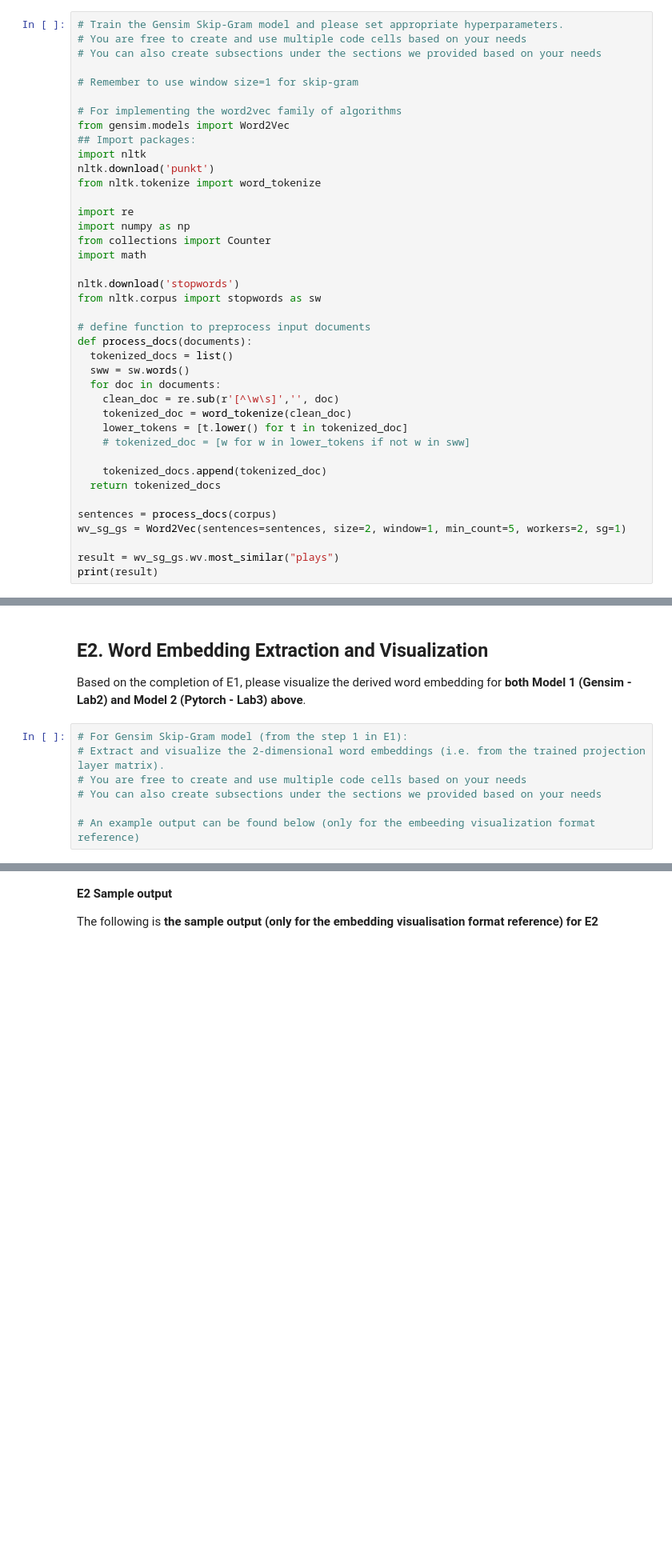
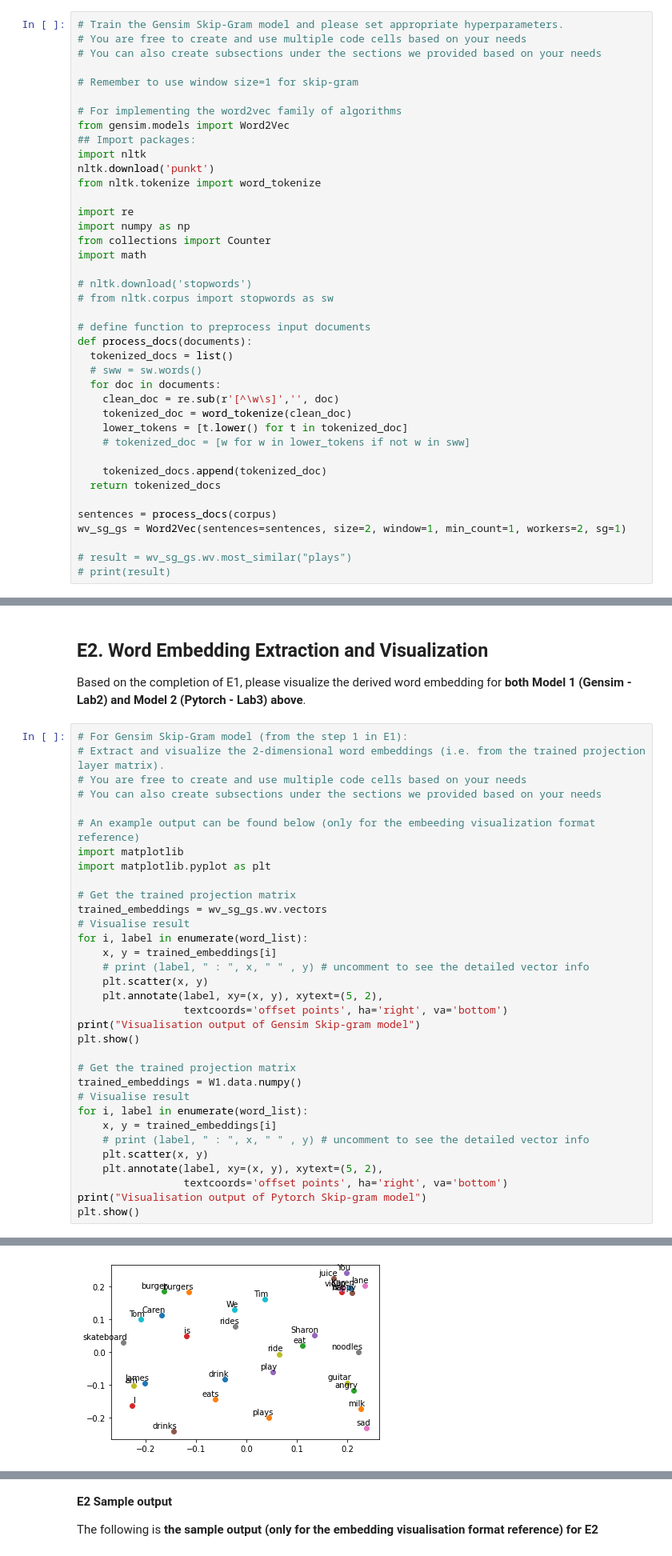
Before and after one commit to 23233408/CITS4012_lab01, a Jupyter notebook: CITS4012_Lab03.ipynb, the cells around one changed output, grey strips where cells are left out. Shown at 80% size. Cells and saved outputs as stored; diff of their text form; blank space fills up the shorter version.

```diff
--- a/CITS4012_Lab03.ipynb
+++ b/CITS4012_Lab03.ipynb
@@ -603,13 +601,13 @@ import numpy as np
 from collections import Counter
 import math
 
-nltk.download('stopwords')
-from nltk.corpus import stopwords as sw
+# nltk.download('stopwords')
+# from nltk.corpus import stopwords as sw
 
 # define function to preprocess input documents
 def process_docs(documents):
   tokenized_docs = list()
-  sww = sw.words()
+  # sww = sw.words()
   for doc in documents:
     clean_doc = re.sub(r'[^\w\s]','', doc)
     tokenized_doc = word_tokenize(clean_doc)
@@ -620,10 +618,10 @@ def process_docs(documents):
   return tokenized_docs
 
 sentences = process_docs(corpus)
-wv_sg_gs = Word2Vec(sentences=sentences, size=2, window=1, min_count=5, workers=2, sg=1)
+wv_sg_gs = Word2Vec(sentences=sentences, size=2, window=1, min_count=1, workers=2, sg=1)
 
-result = wv_sg_gs.wv.most_similar("plays")
-print(result)
+# result = wv_sg_gs.wv.most_similar("plays")
+# print(result)
 # %% [output]
 [nltk_data] Downloading package punkt to /root/nltk_data...
 [nltk_data]   Package punkt is already up-to-date!
@@ -652,3 +749,30 @@ Based on the completion of E1, please visualize the derived word embedding for *
 # You can also create subsections under the sections we provided based on your needs
 
 # An example output can be found below (only for the embeeding visualization format reference)
+import matplotlib
+import matplotlib.pyplot as plt
+
+# Get the trained projection matrix
+trained_embeddings = wv_sg_gs.wv.vectors
+# Visualise result
+for i, label in enumerate(word_list):
+    x, y = trained_embeddings[i]
+    # print (label, " : ", x, " " , y) # uncomment to see the detailed vector info
+    plt.scatter(x, y)
+    plt.annotate(label, xy=(x, y), xytext=(5, 2),
+                 textcoords='offset points', ha='right', va='bottom')
+print("Visualisation output of Gensim Skip-gram model")
+plt.show()
+
+# Get the trained projection matrix
+trained_embeddings = W1.data.numpy()
+# Visualise result
+for i, label in enumerate(word_list):
+    x, y = trained_embeddings[i]
+    # print (label, " : ", x, " " , y) # uncomment to see the detailed vector info
+    plt.scatter(x, y)
+    plt.annotate(label, xy=(x, y), xytext=(5, 2),
+                 textcoords='offset points', ha='right', va='bottom')
+print("Visualisation output of Pytorch Skip-gram model")
+plt.show()
+# %% [output]
@@ -654,0 +780 @@ Based on the completion of E1, please visualize the derived word embedding for *
+[figure, added]
```
Also changed, not shown: parts of 10 cells of this notebook.
